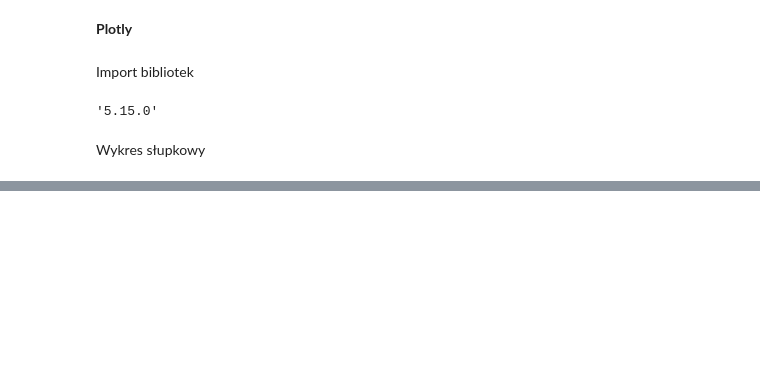
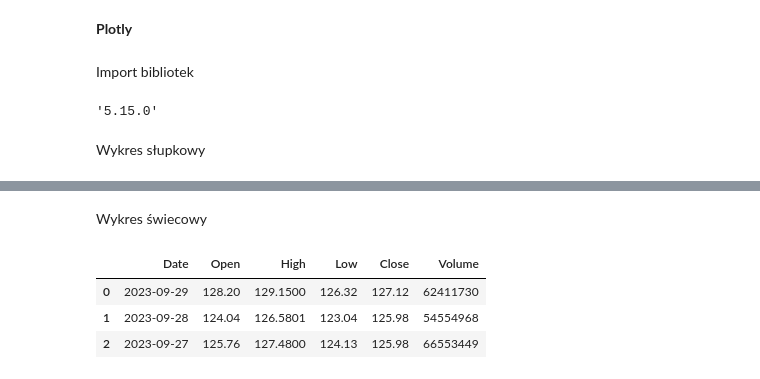
Before and after one commit to jakubdaron/data_science_course_udemy, a Jupyter notebook: 06_plotly.ipynb, the cells around one changed output, grey strips where cells are left out. Drawn from its saved outputs; the diff is of its cells as text; code cells hidden in the pictures; blank space fills up the shorter version.

```diff
--- a/06_plotly.ipynb
+++ b/06_plotly.ipynb
@@ -29,0 +114,16 @@ fig.show()
+# %% [markdown]
+Wykres świecowy
+# %%
+def fetch_financial_data(company='AMZN'):
+  import pandas_datareader.data as web
+  return web.DataReader(name=company, data_source='stooq')
+
+df = fetch_financial_data()
+df = df.reset_index()
+df = df[df.Date > '2019-01-01']
+df.head(3)
+# %% [output]
+|  | Date | Open | High | Low | Close | Volume |
+| 0 | 2023-09-29 | 128.20 | 129.1500 | 126.32 | 127.12 | 62411730 |
+| 1 | 2023-09-28 | 124.04 | 126.5801 | 123.04 | 125.98 | 54554968 |
+| 2 | 2023-09-27 | 125.76 | 127.4800 | 124.13 | 125.98 | 66553449 |
```
Also changed, not shown: parts of 12 cells of this notebook.
